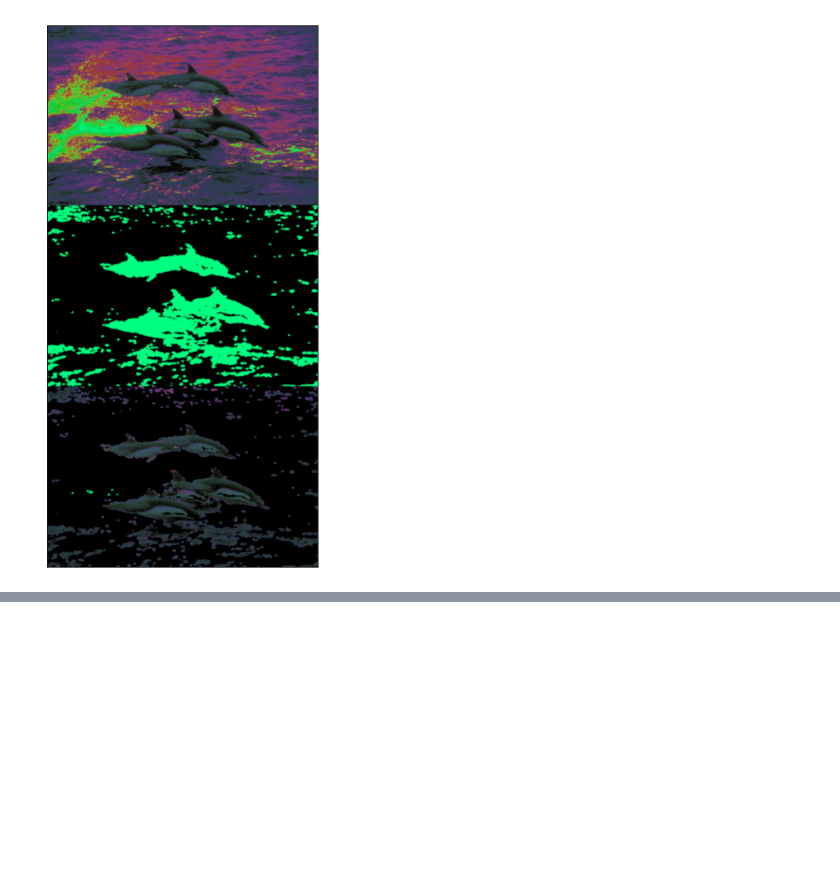
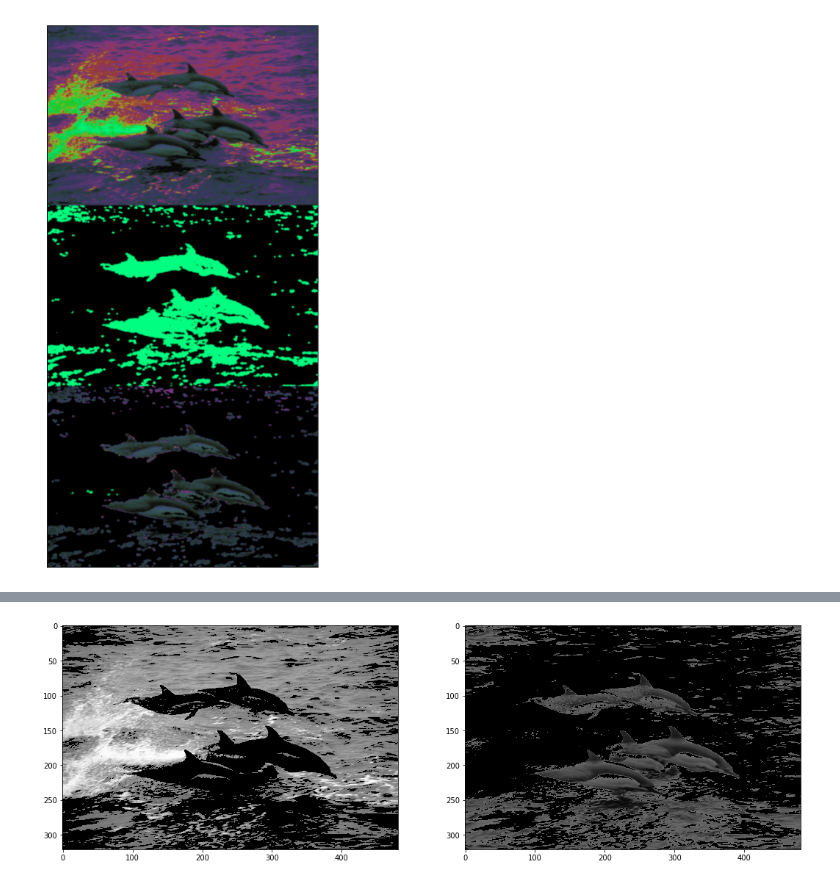
Before and after one commit to axelgomez/pes, a Jupyter notebook: tp/tp-3/deteccion_01.ipynb, the cells around one changed output, grey strips where cells are left out. Cells and saved outputs as stored; diff of their text form; code cells hidden in the pictures; blank space fills up the shorter version.

```diff
--- a/tp/tp-3/deteccion_01.ipynb
+++ b/tp/tp-3/deteccion_01.ipynb
@@ -115,0 +144,20 @@ TypeError: Image data cannot be converted to float
+# %%
+# se probaran diferentes opciones de threshold
+
+imagen = cv2.imread(ruta_img)
+imagen_gray = cv2.cvtColor(imagen,cv2.COLOR_BGR2GRAY)
+
+umbral = 108
+
+ret, thresh = cv2.threshold(imagen_gray,umbral,255,cv2.THRESH_TOZERO)
+ret2, thresh2 = cv2.threshold(imagen_gray,umbral,255,cv2.THRESH_TOZERO_INV)
+
+thresh = cv2.cvtColor(thresh,cv2.COLOR_GRAY2RGB)
+thresh2 = cv2.cvtColor(thresh2,cv2.COLOR_GRAY2RGB)
+fig = plt.figure(figsize=(18,12))
+plt.xticks([]),plt.yticks([])
+plt.subplot(1,2,1),plt.imshow(thresh)
+plt.subplot(1,2,2),plt.imshow(thresh2)
+plt.show()
+# %% [output]
+[figure, added]
```
Also changed, not shown: parts of 20 cells of this notebook, 37 other files.
